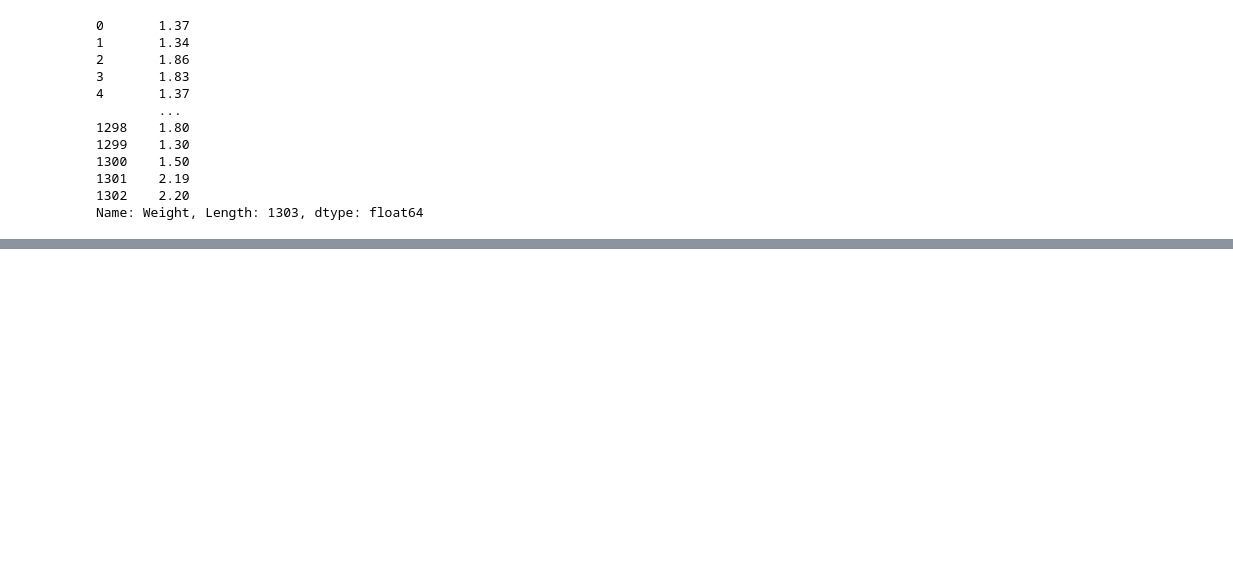
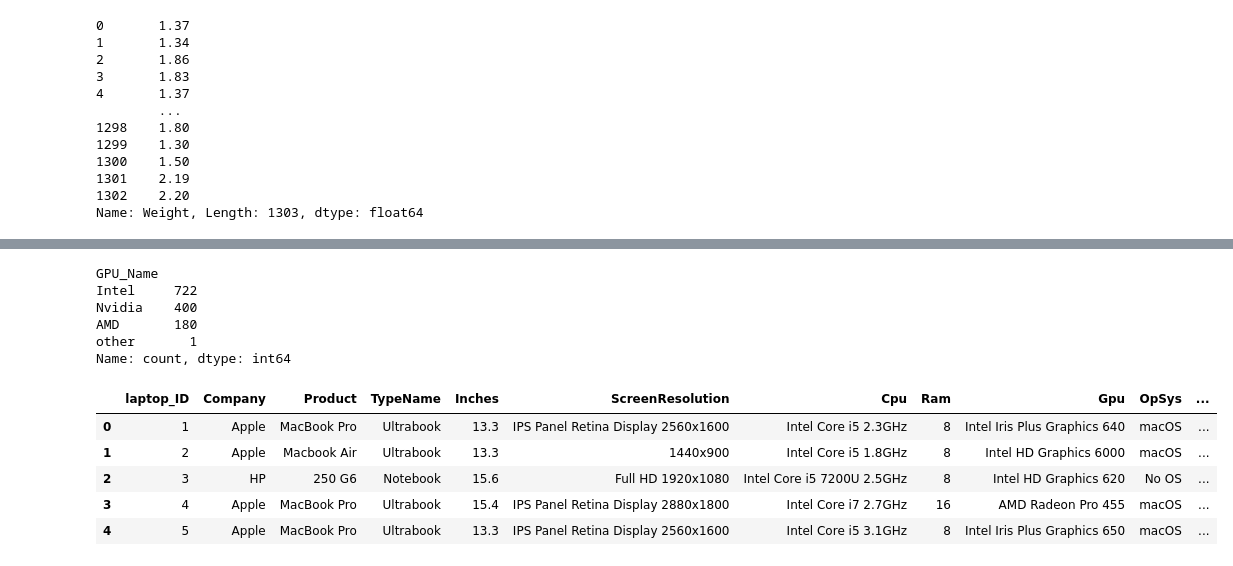
Before and after one commit to Banuka2540/Laptop_Price_Predictor, a Jupyter notebook: model.ipynb, the cells around one changed output, grey strips where cells are left out. Cells and saved outputs as stored; diff of their text form; code cells hidden in the pictures; blank space fills up the shorter version.

```diff
--- a/model.ipynb
+++ b/model.ipynb
@@ -115,0 +207,4 @@ Name: Weight, Length: 1303, dtype: float64
+# %%
+# dividing the entire columns into 2 parts as IPS and Touchscreen
+data['Touchscreen'] = data['ScreenResolution'].apply(lambda x: 1 if 'Touchscreen' in x else 0 )
+data['Ips'] = data['ScreenResolution'].apply(lambda x: 1 if 'IPS' in x else 0)
@@ -115,0 +228,4 @@ Name: Weight, Length: 1303, dtype: float64
+# %%
+# only gettign the first 3 names of the cpu name column
+data['Cpu_name'] = data['Cpu'].apply(lambda x:" ".join(x.split()[0:3]))
+data['Cpu_name'].value_counts()
@@ -115,0 +250,11 @@ Name: Weight, Length: 1303, dtype: float64
+# %%
+# dividie the cpu into categories
+data['Cpu_name'] = data['Cpu_name'].apply(
+    lambda x: 'AMD' if 'AMD' in x
+    else 'intel core i7' if x == 'Intel Core i7'
+    else 'intel core i5' if x == 'Intel Core i5'
+    else 'intel core i3' if x == 'Intel Core i3'
+    else 'Other'
+)
+
+print(data['Cpu_name'].value_counts())
@@ -115,0 +286,23 @@ Name: Weight, Length: 1303, dtype: float64
+# %%
+# Divide the GPU into categories
+data['GPU_Name'] = data['Gpu'].apply(lambda x:'Intel' if 'Intel' in x
+                                    else 'Nvidia' if 'Nvidia' in x
+                                    else 'AMD' if 'AMD' in x
+                                    else 'other' )
+data['GPU_Name'].value_counts()
+# %% [output]
+GPU_Name
+Intel     722
+Nvidia    400
+AMD       180
+other       1
+Name: count, dtype: int64
+# %%
+data.head()
+# %% [output]
+|  | laptop_ID | Company | Product | TypeName | Inches | ScreenResolution | Cpu | Ram | Gpu | OpSys | ... |
+| 0 | 1 | Apple | MacBook Pro | Ultrabook | 13.3 | IPS Panel Retina Display 2560x1600 | Intel Core i5 2.3GHz | 8 | Intel Iris Plus Graphics 640 | macOS | ... |
+| 1 | 2 | Apple | Macbook Air | Ultrabook | 13.3 | 1440x900 | Intel Core i5 1.8GHz | 8 | Intel HD Graphics 6000 | macOS | ... |
+| 2 | 3 | HP | 250 G6 | Notebook | 15.6 | Full HD 1920x1080 | Intel Core i5 7200U 2.5GHz | 8 | Intel HD Graphics 620 | No OS | ... |
+| 3 | 4 | Apple | MacBook Pro | Ultrabook | 15.4 | IPS Panel Retina Display 2880x1800 | Intel Core i7 2.7GHz | 16 | AMD Radeon Pro 455 | macOS | ... |
+| 4 | 5 | Apple | MacBook Pro | Ultrabook | 13.3 | IPS Panel Retina Display 2560x1600 | Intel Core i5 3.1GHz | 8 | Intel Iris Plus Graphics 650 | macOS | ... |
```
Also changed, not shown: parts of 29 cells of this notebook, 1 other file.
